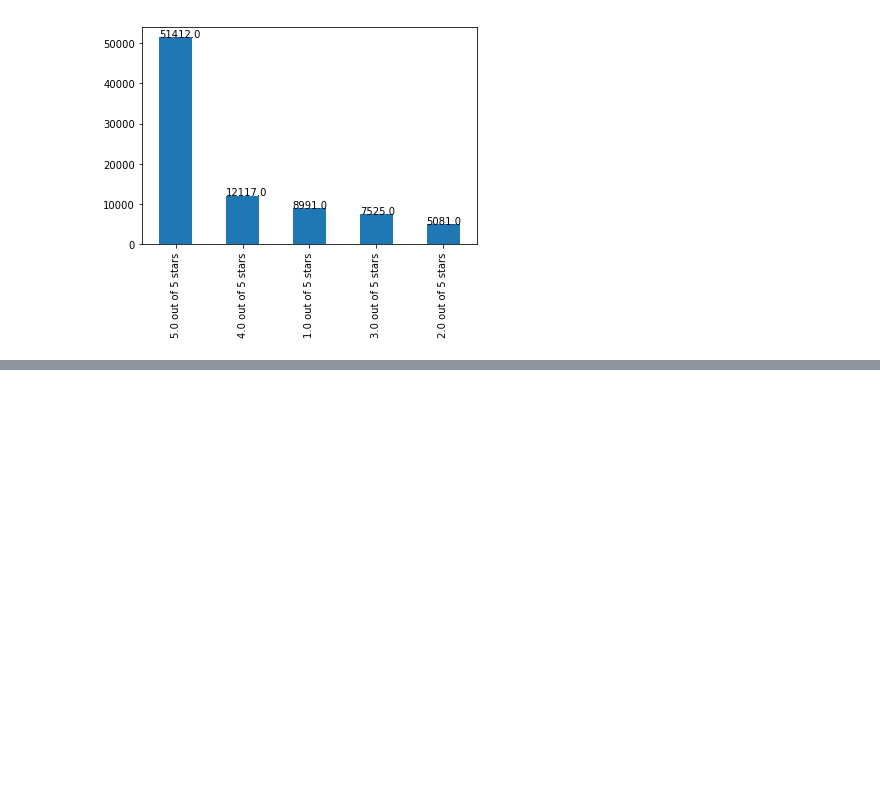
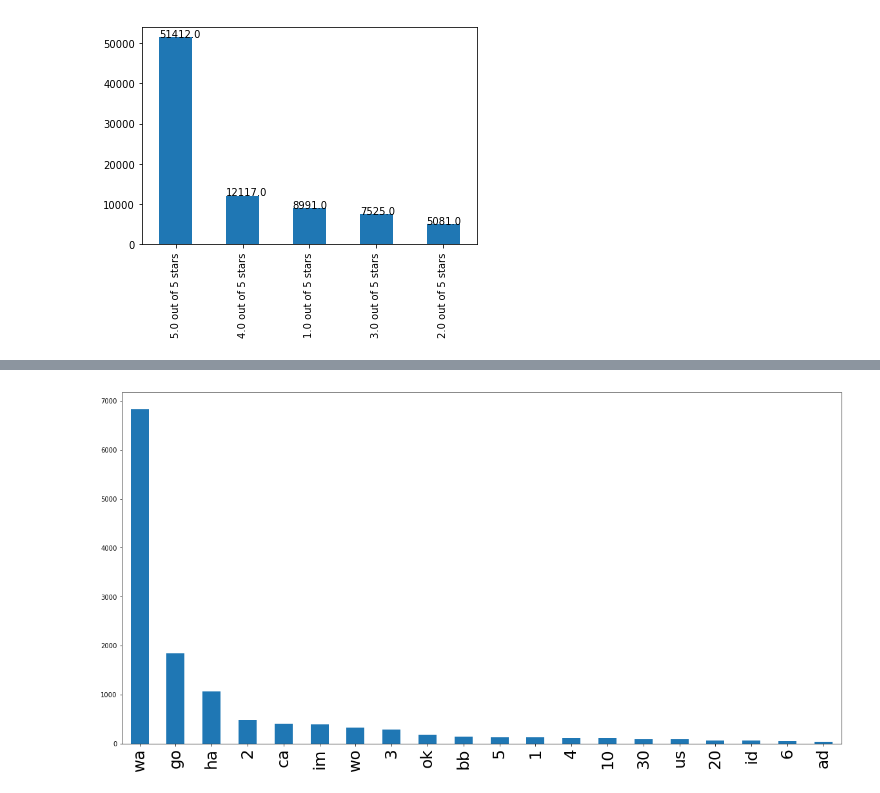
Before and after one commit to junronglau/product-defects-extraction, a Jupyter notebook: notebooks/explore.ipynb, the cells around one changed output, grey strips where cells are left out. Drawn from its saved outputs; the diff is of its cells as text; code cells hidden in the pictures; blank space fills up the shorter version.

```diff
--- a/notebooks/explore.ipynb
+++ b/notebooks/explore.ipynb
@@ -50,0 +77,8 @@ Index(['stars', 'profile_name', 'profile_link', 'profile_image', 'title',
+# %%
+# We also need to remove any words lesser than word count 2
+# Look at the words with 2 characters and less - does not give much meaning so we can remove it.
+short_words = [word for word in df['cleaned_text'].str.cat(sep=' ').split() if len(word) <= 2]
+ax = pd.Series(short_words).value_counts()[:20].plot(kind='bar', figsize=(20,10))
+ax.tick_params(axis='x', which='both', labelsize=25)
+# %% [output]
+[figure, added]
```
Also changed, not shown: parts of 10 cells of this notebook.
